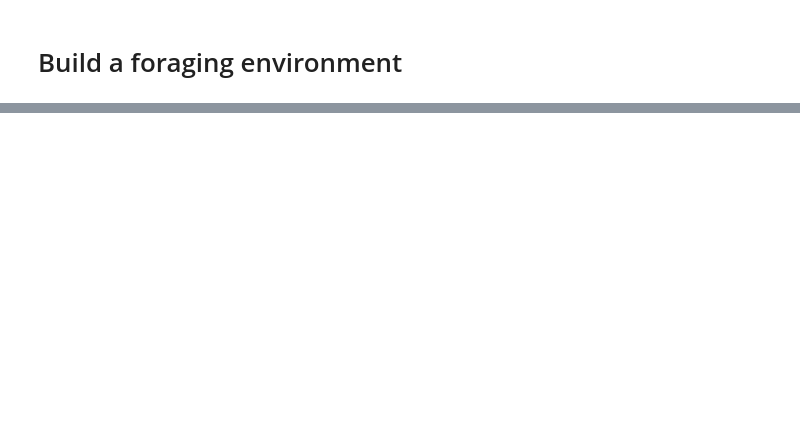
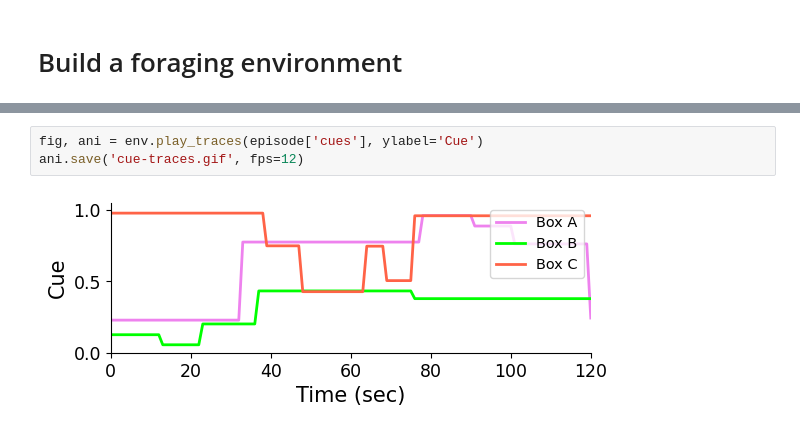
Before and after one commit to XaqLab/hex-arena, a Jupyter notebook: env-example.ipynb, the cells around one changed output, grey strips where cells are left out. Saved outputs shown, nothing was run; the diff lists cells and outputs as text; blank space fills up the shorter version.

```diff
--- a/env-example.ipynb
+++ b/env-example.ipynb
@@ -90,0 +97,5 @@ for key in episode:
+# %%
+fig, ani = env.play_traces(episode['cues'], ylabel='Cue')
+ani.save('cue-traces.gif', fps=12)
+# %% [output]
+[figure, added]
```
Also changed, not shown: parts of 5 cells of this notebook, 5 other files.
